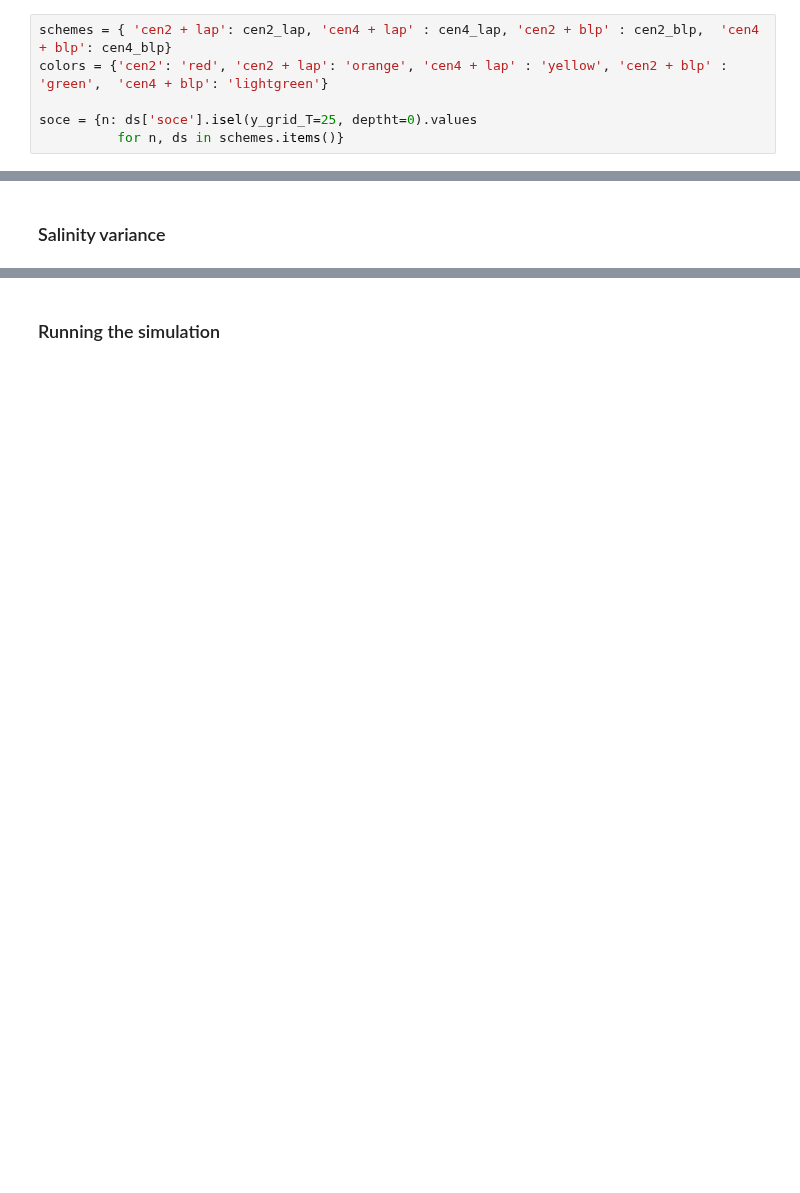
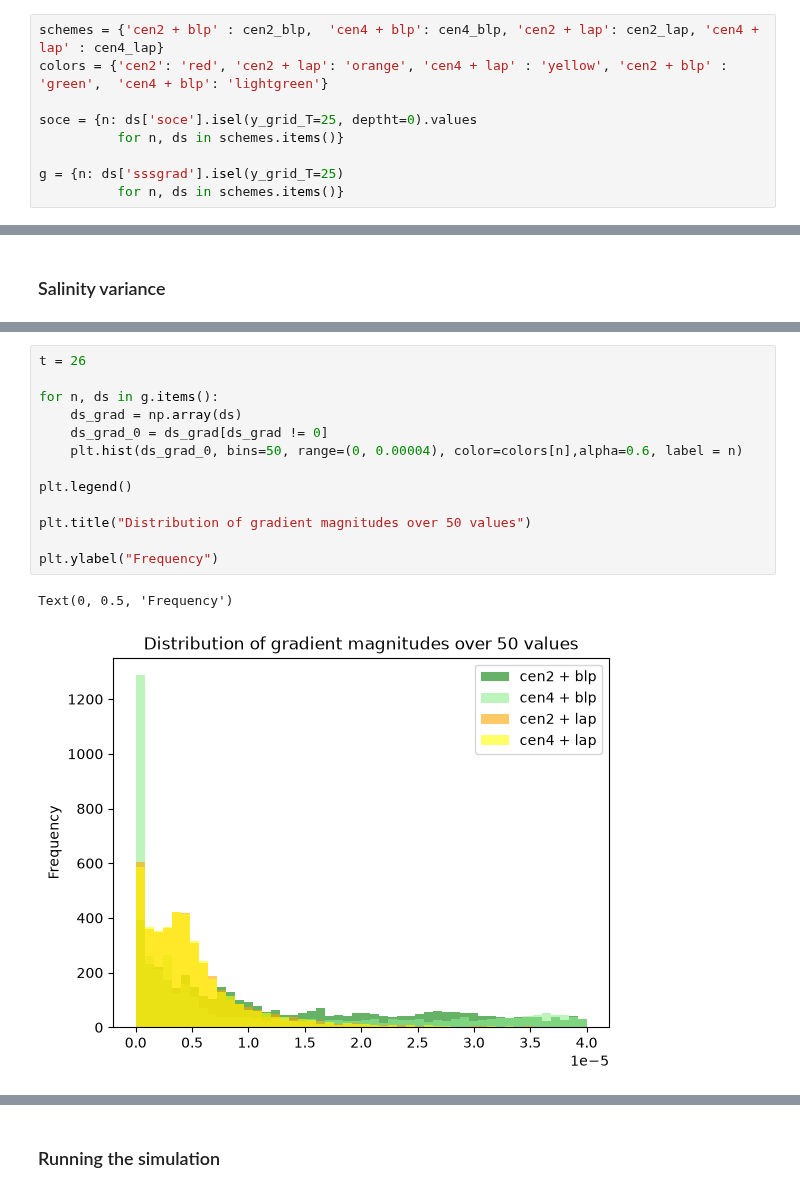
Before and after one commit to justinebuisson606/NEMO_Demonstrators, a Jupyter notebook: Demonstrator 3.ipynb, the cells around one changed output, grey strips where cells are left out. Drawn from its saved outputs; the diff is of its cells as text; blank space fills up the shorter version.

```diff
--- a/Demonstrator 3.ipynb
+++ b/Demonstrator 3.ipynb
@@ -151,11 +152,14 @@ show_t (t_list=[0,25], param='soce', title='CEN4+BLP Salinity', file='CANAL_salt
 # %% [markdown]
 ### Salinity along the x-axis
 # %%
-schemes = { 'cen2 + lap': cen2_lap, 'cen4 + lap' : cen4_lap, 'cen2 + blp' : cen2_blp,  'cen4 + blp': cen4_blp}
+schemes = {'cen2 + blp' : cen2_blp,  'cen4 + blp': cen4_blp, 'cen2 + lap': cen2_lap, 'cen4 + lap' : cen4_lap}
 colors = {'cen2': 'red', 'cen2 + lap': 'orange', 'cen4 + lap' : 'yellow', 'cen2 + blp' : 'green',  'cen4 + blp': 'lightgreen'}
 
 soce = {n: ds['soce'].isel(y_grid_T=25, deptht=0).values
           for n, ds in schemes.items()}
+
+g = {n: ds['sssgrad'].isel(y_grid_T=25)
+          for n, ds in schemes.items()}
 # %%
 t_list = [20, 65]
 
@@ -195,0 +200,16 @@ plt.show()
+# %%
+t = 26
+
+for n, ds in g.items():
+    ds_grad = np.array(ds)
+    ds_grad_0 = ds_grad[ds_grad != 0]
+    plt.hist(ds_grad_0, bins=50, range=(0, 0.00004), color=colors[n],alpha=0.6, label = n)
+
+plt.legend()
+
+plt.title("Distribution of gradient magnitudes over 50 values")
+
+plt.ylabel("Frequency")
+# %% [output]
+Text(0, 0.5, 'Frequency')
+[figure, added]
```
Also changed, not shown: parts of 12 cells of this notebook, 5 other files.
